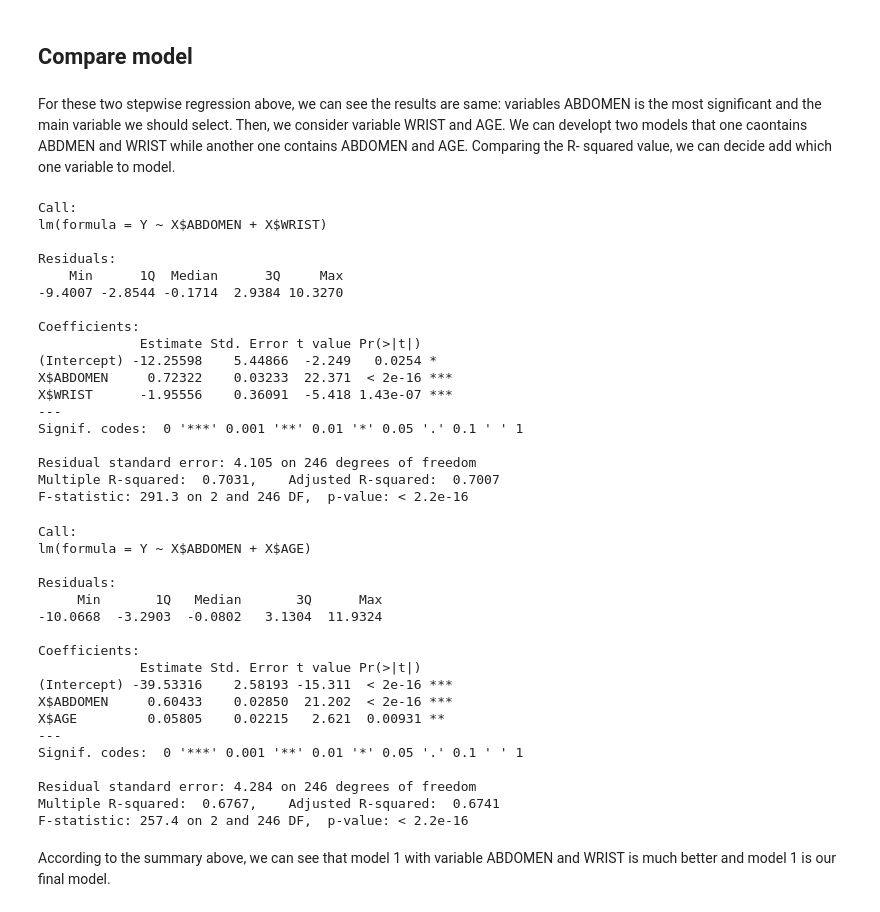
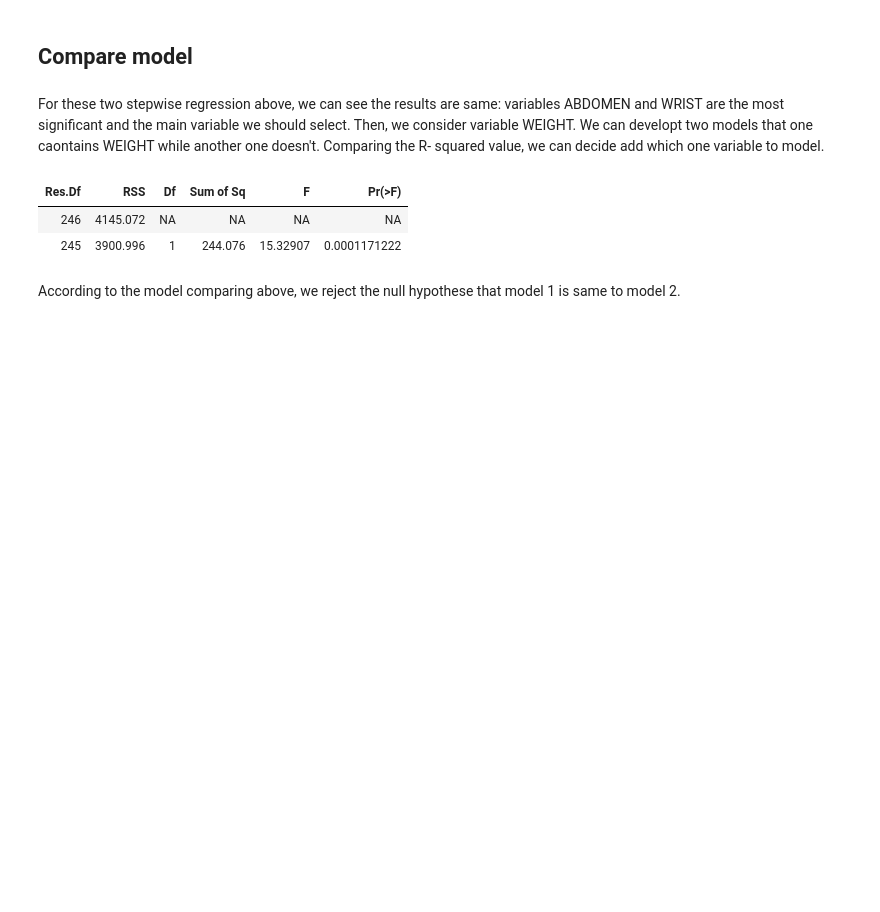
Before and after one commit to TroubleZN/Stat628_Bodyfat, a Jupyter notebook: BodyFat_Prediction_1.ipynb, the cells around one changed output. Saved outputs shown, nothing was run; the diff lists cells and outputs as text; code cells hidden in the pictures; blank space fills up the shorter version.

```diff
--- a/BodyFat_Prediction_1.ipynb
+++ b/BodyFat_Prediction_1.ipynb
@@ -134,48 +161,14 @@ F-statistic: 47.92 on 14 and 234 DF,  p-value: < 2.2e-16
 # %% [markdown]
 ## Compare model
 # %% [markdown]
-For these two stepwise regression above, we can see the results are same: variables ABDOMEN is the most significant and the main variable we should select. Then, we consider variable WRIST and AGE. We can developt two models that one caontains ABDMEN and WRIST while another one contains ABDOMEN and AGE. Comparing the R- squared value, we can decide add which one variable to model.
+For these two stepwise regression above, we can see the results are same: variables ABDOMEN and WRIST are the most significant and the main variable we should select. Then, we consider variable WEIGHT. We can developt two models that one caontains WEIGHT while another one doesn't. Comparing the R- squared value, we can decide add which one variable to model.
 # %%
-select_model_1 <- lm(Y ~ X$ABDOMEN + X$WRIST)
-select_model_2 <- lm(Y ~ X$ABDOMEN + X$AGE)
-summary(select_model_1)
-summary(select_model_2)
+select_model_1 <- lm(Y ~ X$ABDOMEN + X$WRIST + X$WEIGHT)
+select_model_2 <- lm(Y ~ X$ABDOMEN + X$WRIST)
+anova(select_model_2,select_model_1)
 # %% [output]
-Call:
-lm(formula = Y ~ X$ABDOMEN + X$WRIST)
-
-Residuals:
-    Min      1Q  Median      3Q     Max
--9.4007 -2.8544 -0.1714  2.9384 10.3270
-
-Coefficients:
-             Estimate Std. Error t value Pr(>|t|)
-(Intercept) -12.25598    5.44866  -2.249   0.0254 *
-X$ABDOMEN     0.72322    0.03233  22.371  < 2e-16 ***
-X$WRIST      -1.95556    0.36091  -5.418 1.43e-07 ***
----
-Signif. codes:  0 '***' 0.001 '**' 0.01 '*' 0.05 '.' 0.1 ' ' 1
-
-Residual standard error: 4.105 on 246 degrees of freedom
-Multiple R-squared:  0.7031,    Adjusted R-squared:  0.7007
-F-statistic: 291.3 on 2 and 246 DF,  p-value: < 2.2e-16
-Call:
-lm(formula = Y ~ X$ABDOMEN + X$AGE)
-
-Residuals:
-     Min       1Q   Median       3Q      Max
--10.0668  -3.2903  -0.0802   3.1304  11.9324
-
-Coefficients:
-             Estimate Std. Error t value Pr(>|t|)
-(Intercept) -39.53316    2.58193 -15.311  < 2e-16 ***
-X$ABDOMEN     0.60433    0.02850  21.202  < 2e-16 ***
-X$AGE         0.05805    0.02215   2.621  0.00931 **
----
-Signif. codes:  0 '***' 0.001 '**' 0.01 '*' 0.05 '.' 0.1 ' ' 1
-
-Residual standard error: 4.284 on 246 degrees of freedom
-Multiple R-squared:  0.6767,    Adjusted R-squared:  0.6741
-F-statistic: 257.4 on 2 and 246 DF,  p-value: < 2.2e-16
+| Res.Df | RSS | Df | Sum of Sq | F | Pr(>F) |
+| 246 | 4145.072 | NA | NA | NA | NA |
+| 245 | 3900.996 | 1 | 244.076 | 15.32907 | 0.0001171222 |
-# %% [markdown]
-According to the summary above, we can see that model 1 with variable ABDOMEN and WRIST is much better and model 1 is our final model.
+# %% [markdown]
+According to the model comparing above, we reject the null hypothese that model 1 is same to model 2.
```
Also changed, not shown: parts of 3 cells of this notebook.
